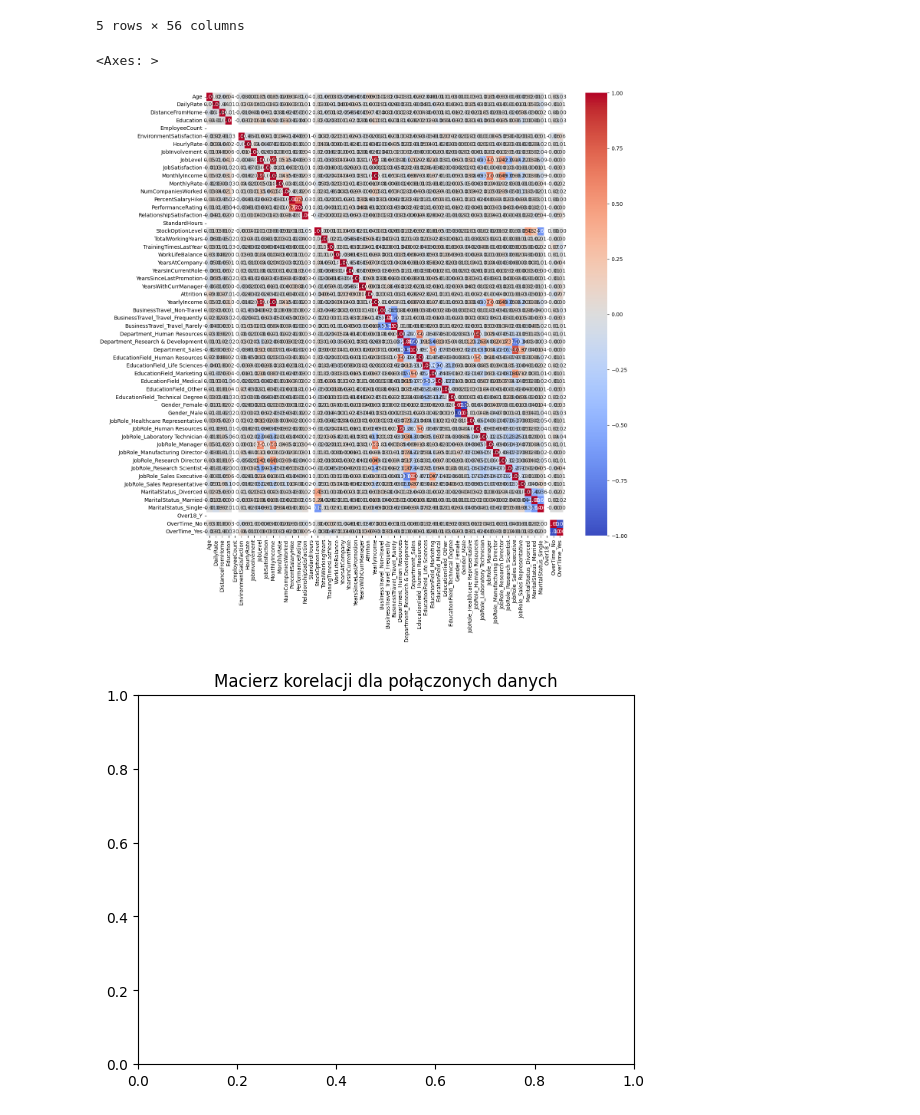
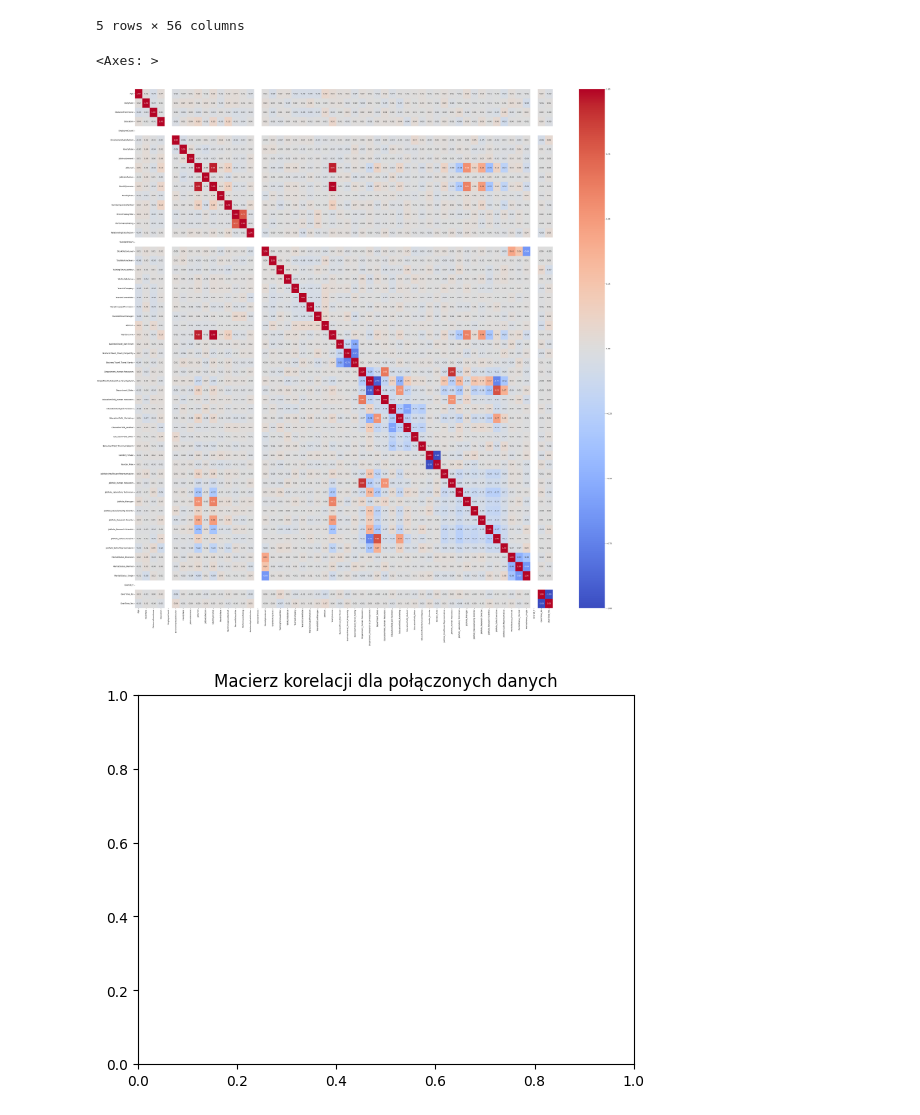
Before and after one commit to idziksmart/klasyfikacja, a Jupyter notebook: Projekt.ipynb, the cells around one changed output. Drawn from its saved outputs; the diff is of its cells as text; code cells hidden in the pictures.

```diff
--- a/Projekt.ipynb
+++ b/Projekt.ipynb
@@ -163,7 +167,7 @@ Data columns (total 36 columns):
 dtypes: int64(27), object(9)
 memory usage: 1.2+ MB
 # %%
-one = OneHotEncoder()
+one = OneHotEncoder(dtype=int)
 # %%
 sel_obj= ['BusinessTravel', 'Department', 'EducationField', 'Gender',  'JobRole',  'MaritalStatus',  'Over18',  'OverTime']
 for col in sel_obj:
@@ -227,11 +231,11 @@ df.head()
 correlation_matrix = df.corr()
 # %%
 # Tworzenie wykresu
-plt.figure(figsize=(15, 15))
+plt.figure(figsize=(50, 50))
 sns.heatmap(correlation_matrix, annot=True, fmt=".2f", cmap='coolwarm')
 # %% [output]
 <Axes: >
-[figure, old version]
+[figure, new version]
 # %%
 plt.title("Macierz korelacji dla połączonych danych")
 plt.show()
```
Also changed, not shown: parts of 9 cells of this notebook.
